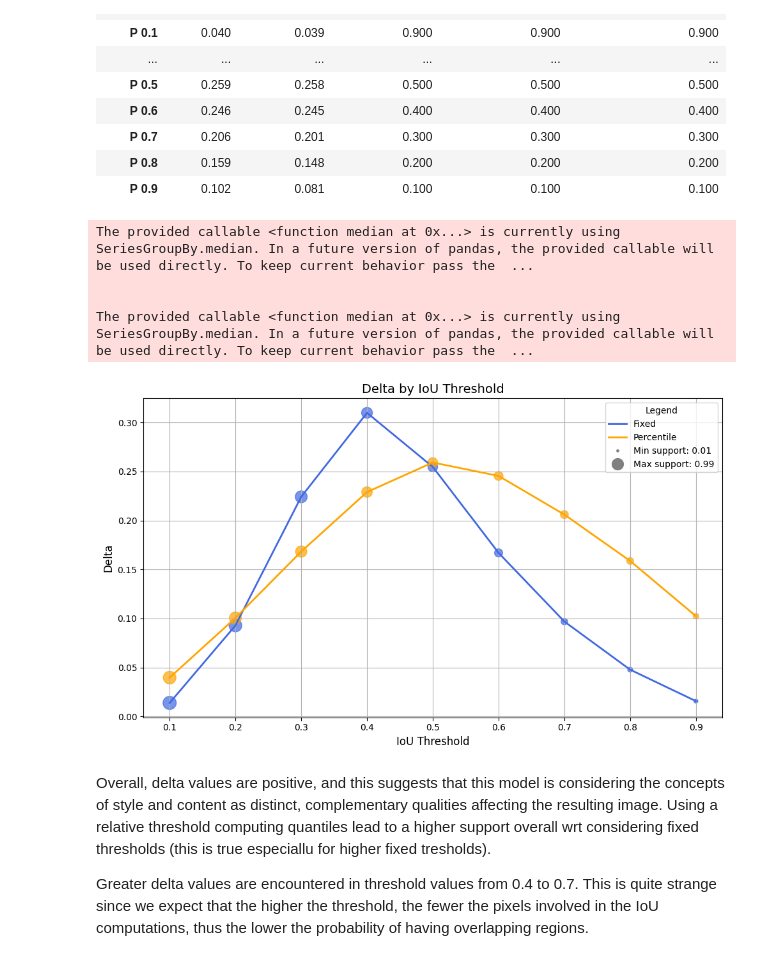
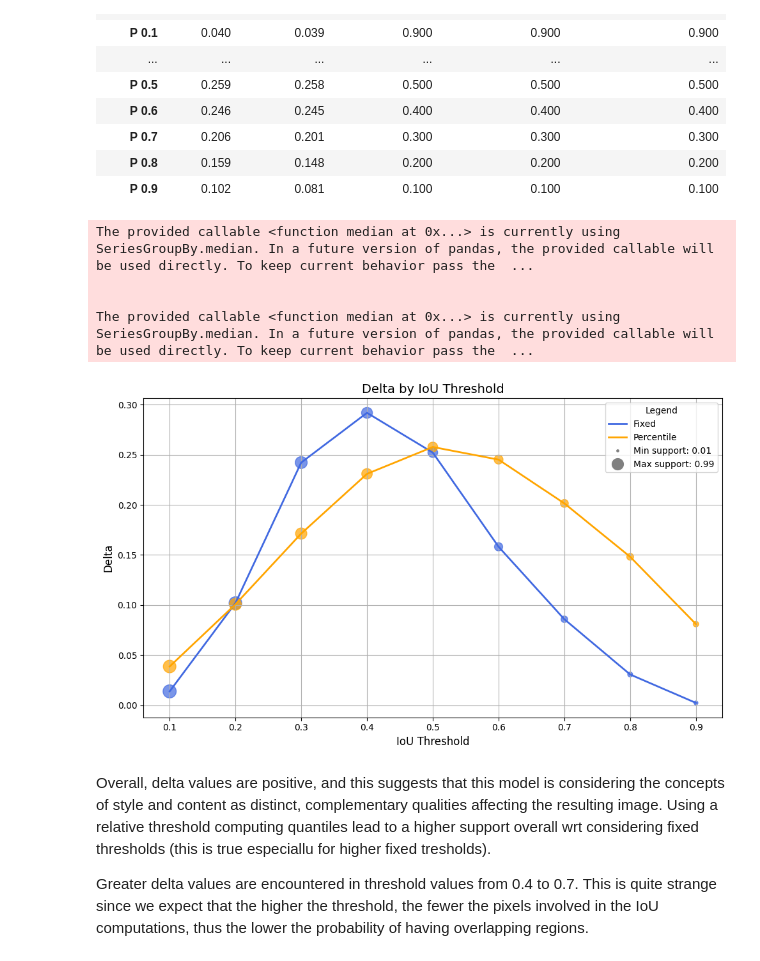
Before and after one commit to eliroc98/style-generation, a Jupyter notebook: txt-to-img/result_analysis.ipynb, the cells around one changed output. Drawn from its saved outputs; the diff is of its cells as text; code cells hidden in the pictures.

Commit message:
using delta cs as default delta

```diff
--- a/txt-to-img/result_analysis.ipynb
+++ b/txt-to-img/result_analysis.ipynb
@@ -183,9 +183,9 @@ colors = {0: "royalblue", 1: "orange"}
 labels = {0: "Fixed", 1: "Percentile"}
 
 # Normalize marker sizes
-min_supp = plot_df["base_supp_med"].min()
-max_supp = plot_df["base_supp_med"].max()
-plot_df["marker_sizes"] = 200 * (plot_df["base_supp_med"] - min_supp) / (max_supp - min_supp + 1e-8) + 20
+min_supp = plot_df["base_cs_supp_med"].min()
+max_supp = plot_df["base_cs_supp_med"].max()
+plot_df["marker_sizes"] = 200 * (plot_df["base_cs_supp_med"] - min_supp) / (max_supp - min_supp + 1e-8) + 20
 
 # --- Plot each quantile group ---
 for quantile_val in plot_df["use_quantile"].unique():
@@ -193,45 +193,45 @@ for quantile_val in plot_df["use_quantile"].unique():
 
     ax.plot(
         filtered["iou_threshold"],
-        filtered["delta_med"],
+        filtered["delta_cs_med"],
         label=labels[quantile_val],
         color=colors[quantile_val],
         linewidth=2
     )
     ax.scatter(
         filtered["iou_threshold"],
-        filtered["delta_med"],
+        filtered["delta_cs_med"],
         s=filtered["marker_sizes"],
         color=colors[quantile_val],
         alpha=0.7
     )
 
 # --- Create custom legend entries for marker sizes ---
 legend_elements = [
     Line2D([0], [0], color='royalblue', lw=2, label='Fixed'),
     Line2D([0], [0], color='orange', lw=2, label='Percentile'),
     Line2D([0], [0], marker='o', color='w', label=f'Min support: {round(min_supp,2)}',
            markerfacecolor='gray', markersize=np.sqrt(plot_df["marker_sizes"].min())),
     Line2D([0], [0], marker='o', color='w', label=f'Max support: {round(max_supp,2)}',
            markerfacecolor='gray', markersize=np.sqrt(plot_df["marker_sizes"].max())),
 ]
 
 ax.legend(handles=legend_elements, title="Legend")
 
 # --- Axis labels and title ---
 ax.set_title("Delta by IoU Threshold", fontsize=14)
 ax.set_xlabel("IoU Threshold", fontsize=12)
 ax.set_ylabel("Delta", fontsize=12)
 ax.grid(True)
 
 plt.tight_layout()
 plt.show()
 # %% [output]
 The provided callable <function median at 0x...> is currently using SeriesGroupBy.median. In a future version of pandas, the provided callable will be used directly. To keep current behavior pass the  ...
 
 
 The provided callable <function median at 0x...> is currently using SeriesGroupBy.median. In a future version of pandas, the provided callable will be used directly. To keep current behavior pass the  ...
-[figure, old version]
+[figure, new version]
 # %% [markdown]
 Overall, delta values are positive, and this suggests that this model is considering the concepts of style and content as distinct, complementary qualities affecting the resulting image. Using a relative threshold computing quantiles lead to a higher support overall wrt considering fixed thresholds (this is true especiallu for higher fixed tresholds).
 
```
Also changed, not shown: parts of 7 cells of this notebook.
